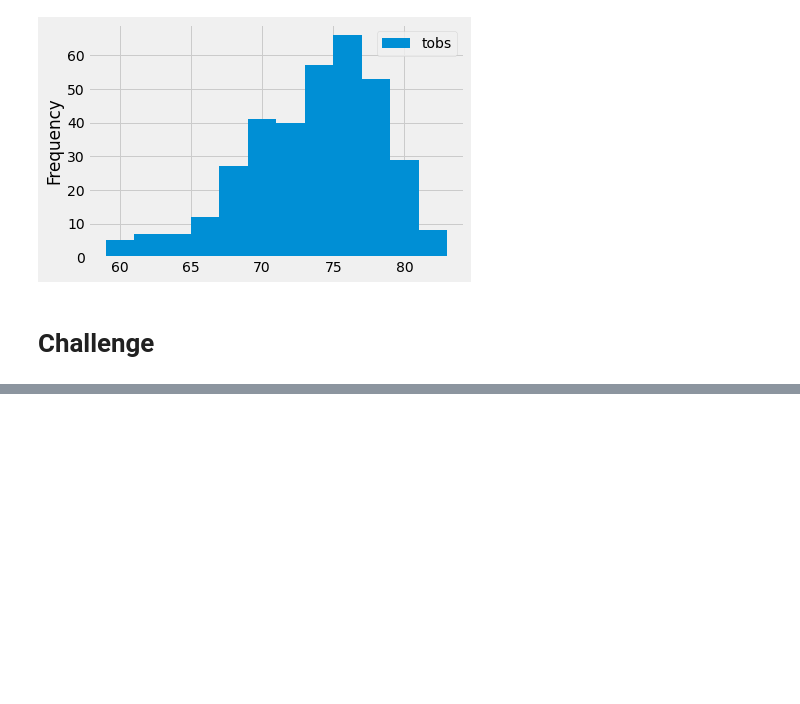
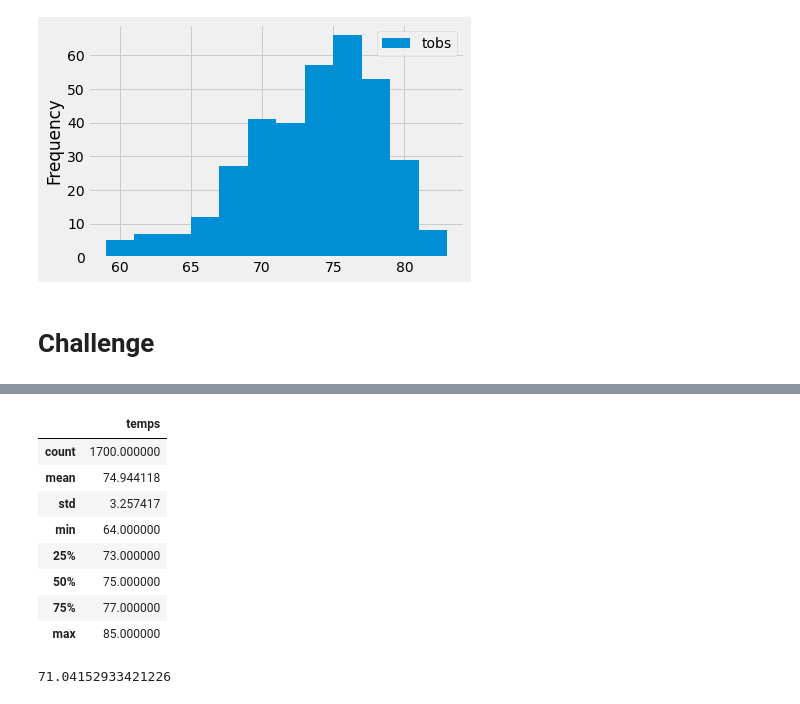
Before and after one commit to CypherGreen/surfs_up, a Jupyter notebook: climate_analysis.ipynb, the cells around one changed output, grey strips where cells are left out. Cells and saved outputs as stored; diff of their text form; code cells hidden in the pictures; blank space fills up the shorter version.

Commit message:
Completed Challenge Code.
Included code for data frame summary statistics for the months of June and December.

```diff
--- a/climate_analysis.ipynb
+++ b/climate_analysis.ipynb
@@ -115,3 +115,15 @@ df.plot.hist(bins=12)
 # and return the minimum, average, and maximum temperatures for that range of dates
 # %% [markdown]
 # Challenge
+# %%
+##Deliverable One
+# 1. Import the sqlalchemy extract function.
+from sqlalchemy import extract
+from pandas import DataFrame
+
+# 2. Write a query that filters the Measurement table to retrieve the temperatures for the month of June.
+june_temps = session.query(Measurement).filter(extract('month', Measurement.date) == 6)
+# %%
+# 3. Convert the June temperatures to a list.
+june_temps_list = [temp.tobs for temp in june_temps]
+print(np.mean(june_temps_list))
@@ -117,0 +143,14 @@ df.plot.hist(bins=12)
+# %%
+# 5. Calculate and print out the summary statistics for the June temperature DataFrame.
+june_df = DataFrame(june_temps_list,columns=['temps'])
+june_df.describe()
+# %% [output]
+|  | temps |
+| count | 1700.000000 |
+| mean | 74.944118 |
+| std | 3.257417 |
+| min | 64.000000 |
+| 25% | 73.000000 |
+| 50% | 75.000000 |
+| 75% | 77.000000 |
+| max | 85.000000 |
@@ -117,0 +165,6 @@ df.plot.hist(bins=12)
+# %%
+# 8. Convert the June temperatures to a list.
+dec_temps_list = [temp.tobs for temp in dec_temps]
+print(np.mean(dec_temps_list))
+# %% [output]
+71.04152933421226
```
Also changed, not shown: parts of 5 cells of this notebook.
